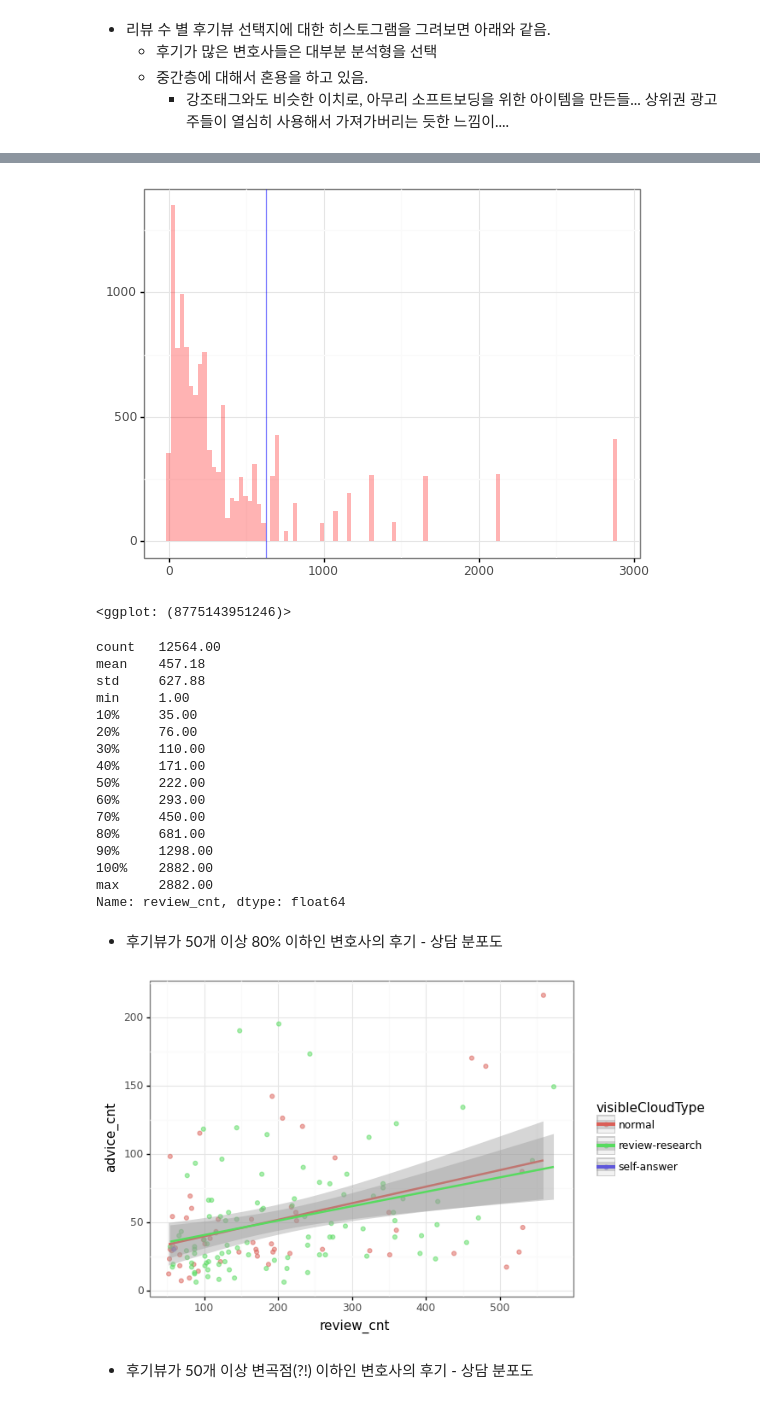
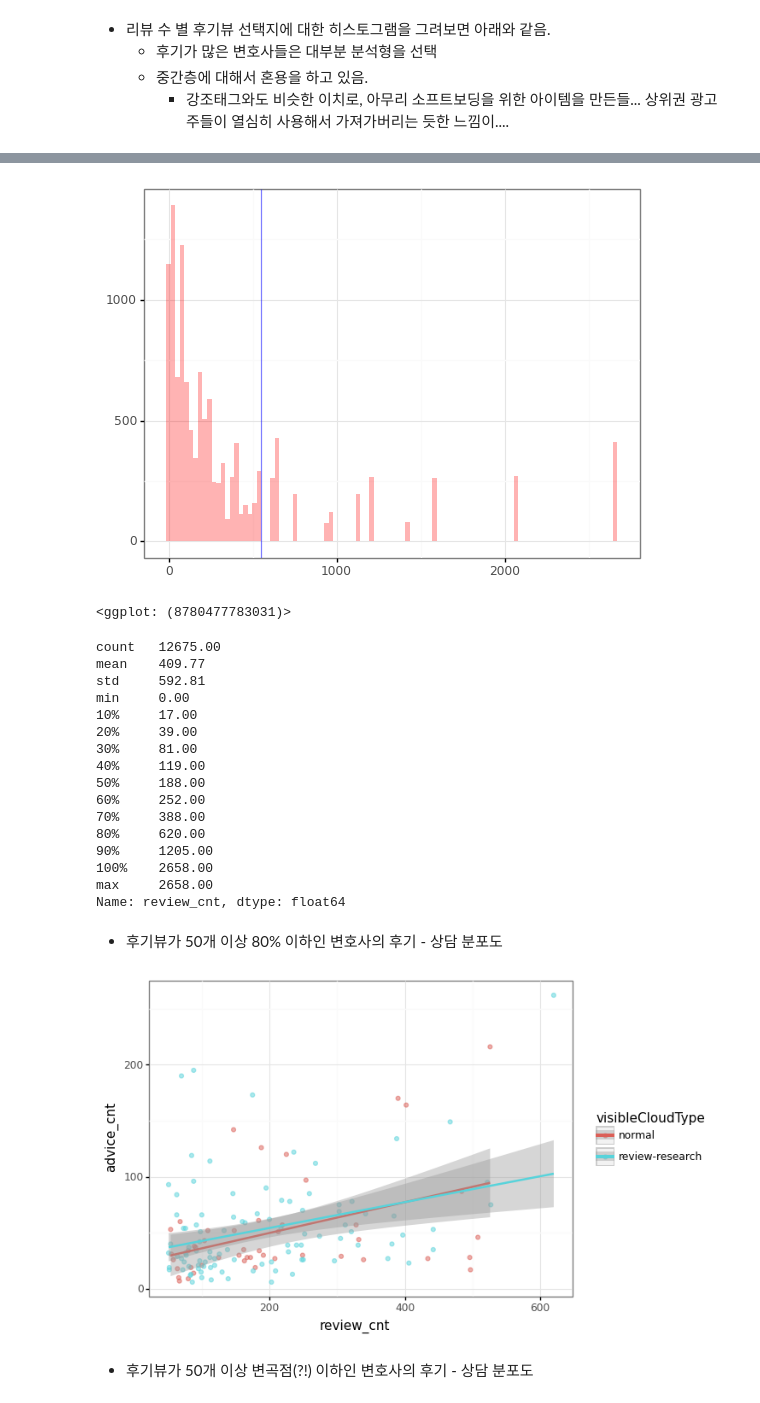
Before and after one commit to lawcompany/data_analytics, a Jupyter notebook: adhoc/cj/notebook/review_cloud.ipynb, the cells around one changed output, grey strips where cells are left out. Saved outputs shown, nothing was run; the diff lists cells and outputs as text; code cells hidden in the pictures.

```diff
--- a/adhoc/cj/notebook/review_cloud.ipynb
+++ b/adhoc/cj/notebook/review_cloud.ipynb
@@ -80,7 +80,18 @@ def gs_append(url, credential_path = '../99_credential/lawtalk-bigquery-2bfd97cf
 
     return df_
 # %%
+before_review = bigquery_to_pandas(read_bql("../bql/review_cnt.bql").format("2022-04-01"))
+after_review = bigquery_to_pandas(read_bql("../bql/review_cnt.bql").format("2022-07-03"))
+
 advice_cloud = bigquery_to_pandas(read_bql("../bql/cloud_history.bql"))
 advice_cloud = advice_cloud[advice_cloud.slug.notna()]
-advice_cloud.review_cnt = advice_cloud.review_cnt.fillna(0)
 advice_cloud.visibleCloudType = advice_cloud.visibleCloudType.fillna("normal")
+
+before = advice_cloud[advice_cloud.createdAt.dt.date.isin(pd.date_range(datetime.datetime(2022, 4, 1), datetime.datetime(2022, 5, 1)).date)]
+after = advice_cloud[advice_cloud.createdAt.dt.date >= datetime.date(2022, 7, 3)]
+
+before = pd.merge(before, before_review, on = ["lawyer", "slug"], how = "left")
+after = pd.merge(after, after_review, on = ["lawyer", "slug"], how = "left")
+
+before.review_cnt = before.review_cnt.fillna(0)
+after.review_cnt = after.review_cnt.fillna(0)
@@ -228,13 +236,13 @@ after[after.visibleCloudType == "self-answer"].groupby(["slug", "visibleCloudTyp
 (
     ggplot(data = after) +
     geom_histogram(mapping = aes(x = "review_cnt"), bins = 100, fill = "red", alpha = 0.3) +
-    geom_vline(xintercept = 630, color = "blue", alpha = 0.5) +
+    geom_vline(xintercept = 550, color = "blue", alpha = 0.5) +
     theme_bw() +
     theme(axis_title = element_blank())
 )
 # %% [output]
-[figure, old version]
+[figure, new version]
-<ggplot: (8775143951246)>
+<ggplot: (8780477783031)>
 # %%
 def corr_for_quantiles(a, b, method = None) :
     if method == None :
@@ -254,28 +262,28 @@ def corr_for_quantiles(a, b, method = None) :
 # %%
 after.review_cnt.describe([(i+1) * 0.1 for i in range(10)])
 # %% [output]
-count   12564.00
-mean    457.18
-std     627.88
-min     1.00
-10%     35.00
-20%     76.00
-30%     110.00
-40%     171.00
-50%     222.00
-60%     293.00
-70%     450.00
-80%     681.00
-90%     1298.00
-100%    2882.00
-max     2882.00
+count   12675.00
+mean    409.77
+std     592.81
+min     0.00
+10%     17.00
+20%     39.00
+30%     81.00
+40%     119.00
+50%     188.00
+60%     252.00
+70%     388.00
+80%     620.00
+90%     1205.00
+100%    2658.00
+max     2658.00
 Name: review_cnt, dtype: float64
 # %% [markdown]
 - 후기뷰가 50개 이상 80% 이하인 변호사의 후기 - 상담 분포도
 # %%
-corr_for_quantiles(50, 573, "lm")
+corr_for_quantiles(50, 620, "lm")
 # %% [output]
-[figure, old version]
+[figure, new version]
 # %% [markdown]
 - 후기뷰가 50개 이상 변곡점(?!) 이하인 변호사의 후기 - 상담 분포도
 # %%
```
Also changed, not shown: parts of 15 cells of this notebook, 3 other files.
